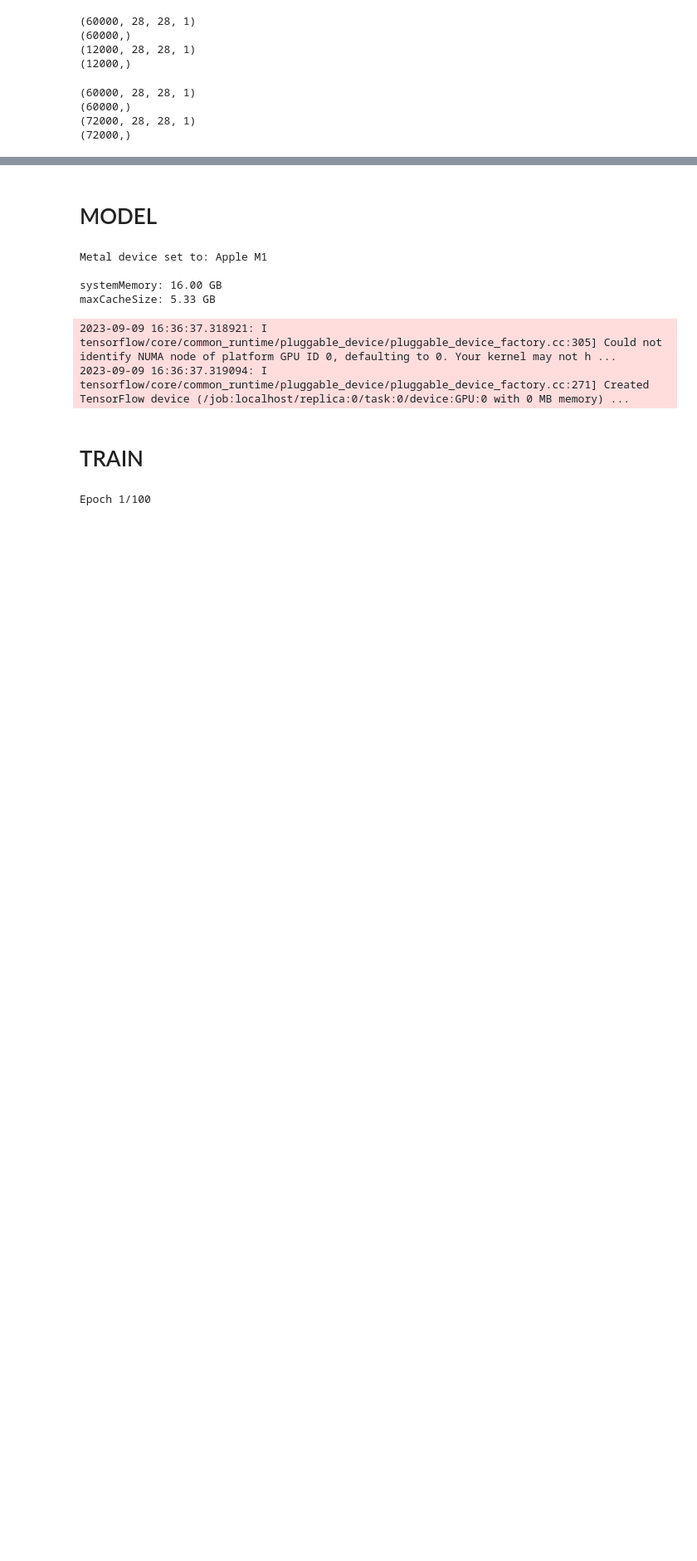
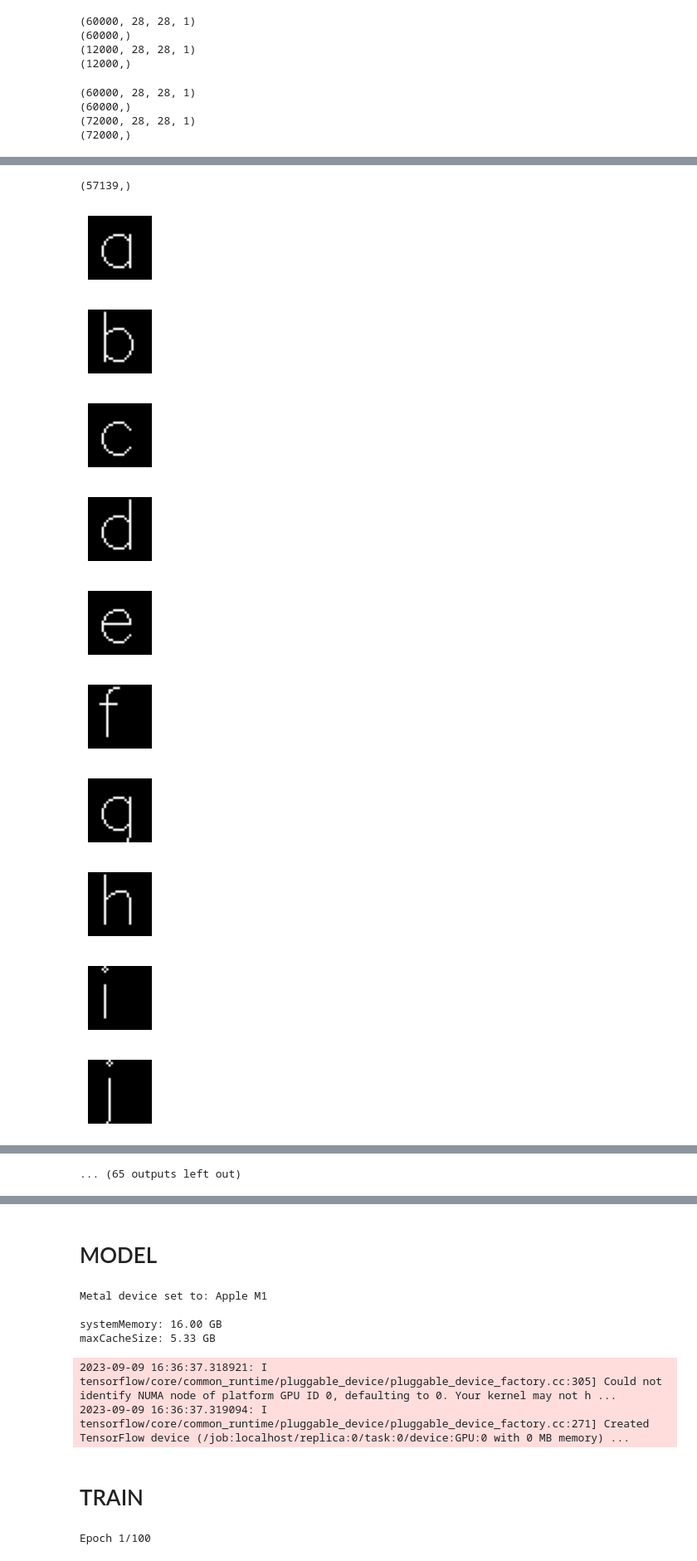
Before and after one commit to alvarolarraya/distractedMnistCompetition, a Jupyter notebook: main.ipynb, the cells around one changed output, grey strips where cells are left out. Shown: that part at 83% size. Saved outputs shown, nothing was run; the diff lists cells and outputs as text; code cells hidden in the pictures; blank space fills up the shorter version.

```diff
--- a/main.ipynb
+++ b/main.ipynb
@@ -117,0 +97,17 @@ print(train_labels_augmented.shape)
+# %%
+import string
+caracteresPintables = string.printable
+for i in range(10):
+    caracteresPintables = caracteresPintables.replace(str(i), '')
+# estos se pueden parecer mucho a un 1
+caracteresPintables = caracteresPintables.replace('/', '')
+caracteresPintables = caracteresPintables.replace('\\', '')
+caracteresPintables = caracteresPintables.replace('|', '')
+caracteresPintables = caracteresPintables.replace('l', '')
+caracteresPintables = caracteresPintables.replace('[', '')
+caracteresPintables = caracteresPintables.replace(']', '')
+caracteresPintables = caracteresPintables.replace("'", '')
+# los ultimos caracteres no se ven
+caracteresPintables = caracteresPintables[:-6]
+print(caracteresPintables)
+print(f'Hay {len(caracteresPintables)} caracteres pintables interesantes')
@@ -117,0 +117,5 @@ print(train_labels_augmented.shape)
+# %%
+number_images_characters = len(caracteresPintables)
+train_imgs_characters = np.empty((number_images_characters,)+(28,28,1))
+train_labels_characters = np.empty((number_images_characters,))
+train_labels_characters.fill(10)
@@ -117,0 +132,31 @@ print(train_labels_augmented.shape)
+# %%
+train_imgs_characters[train_imgs_characters != 0].shape
+# %% [output]
+(57139,)
+# %%
+for i, caracterPintable in enumerate(caracteresPintables):
+  blackImage = np.zeros((28,28,1), dtype = np.float32)
+  # Using cv2.putText() method
+  image = cv2.putText(img = blackImage,
+    text = caracterPintable,
+    org = (3, 22),
+    fontFace = cv2.FONT_HERSHEY_SIMPLEX,
+    fontScale = 1.0,
+    color = (1, 1, 1),
+    thickness = 1)
+  train_imgs_characters[i] = image
+  plt.figure(figsize=(1, 1))
+  cv2.imshow("image", image)
+  plt.imshow(cv2.cvtColor(image, cv2.COLOR_BGR2RGB))
+  plt.axis("off");
+# %% [output]
+[figure, added]
+[figure, added]
+[figure, added]
+[figure, added]
+[figure, added]
+[figure, added]
+[figure, added]
+[figure, added]
+[figure, added]
+[figure, added]
@@ -117,0 +165 @@ print(train_labels_augmented.shape)
+... (65 outputs left out)
```
Also changed, not shown: parts of 8 cells of this notebook, 2 other files.
